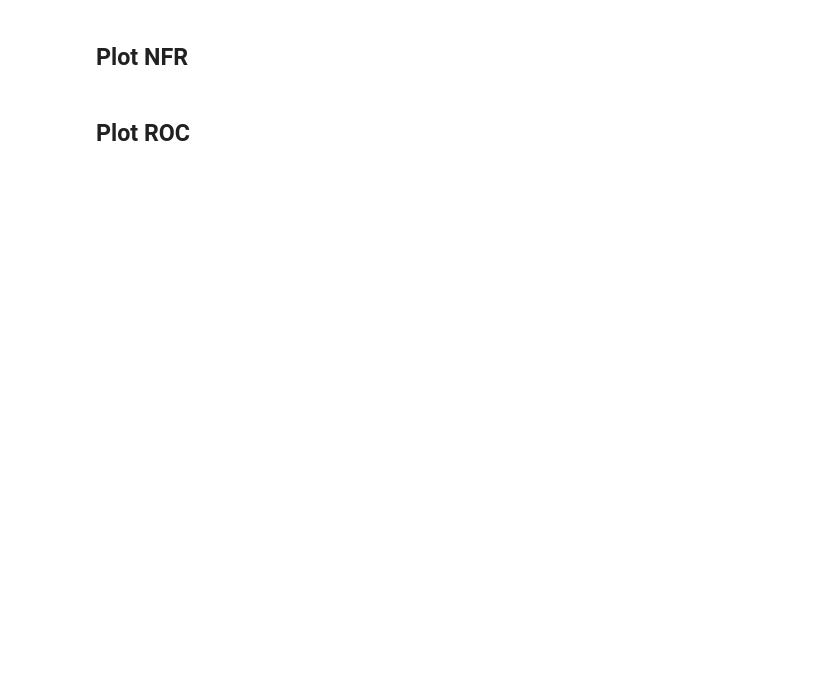
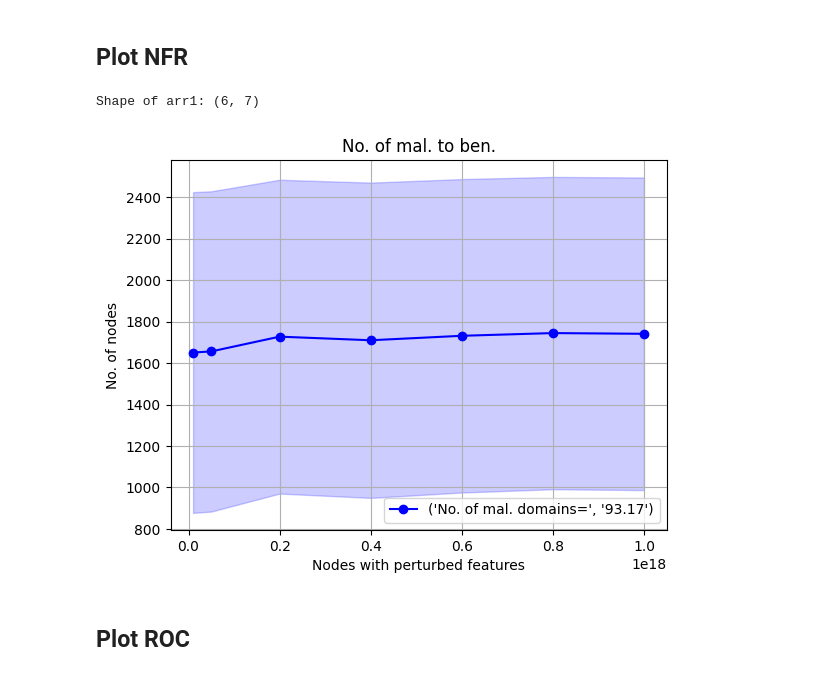
Before and after one commit to SucharithaPulamolu/mintA, a Jupyter notebook: DEMO_adj_2_sampled_DOMs.ipynb, the cells around one changed output. Cells and saved outputs as stored; diff of their text form; code cells hidden in the pictures; blank space fills up the shorter version.

```diff
--- a/DEMO_adj_2_sampled_DOMs.ipynb
+++ b/DEMO_adj_2_sampled_DOMs.ipynb
@@ -566,33 +615,36 @@ plt.show()
 # %% [markdown]
 ## Plot NFR
 # %%
-plt.grid()
-plt.legend(loc='lower right')
-plt.grid()
-plt.legend(loc='lower right')
-plt.grid()
-name='RESULTS_adj2_sampled_doms/asr_plot1_'+ str(Num)+'_trials_ras.png'
-plt.savefig(name, dpi=150)
-name='RESULTS_adj2_sampled_doms/asr_plot1_'+ str(Num)+'_trials_ras.pdf'
-plt.savefig(name, dpi=150)
-plt.show()
+#plt.grid()
+#plt.legend(loc='lower right')
+#plt.grid()
+#plt.legend(loc='lower right')
+#plt.grid()
+#name='RESULTS_adj2_sampled_doms/asr_plot1_'+ str(Num)+'_trials_ras.png'
+#plt.savefig(name, dpi=150)
+#name='RESULTS_adj2_sampled_doms/asr_plot1_'+ str(Num)+'_trials_ras.pdf'
+#plt.savefig(name, dpi=150)
+#plt.show()
 # plot the number of malicious domains converted out of the total number of mal domains:
-m1, l1, u1=confid_measures(arr1[:,1,:], Num)
+m1, l1, u1=confid_measures(arr1[:,1], Num)
 if not os.path.exists('RESULTS_mar29_RAS_od'):
     os.makedirs('RESULTS_mar29_RAS_od')
 plt.figure(facecolor='white')
 plt.title("No. of mal. to ben.")
 plt.xlabel("Nodes with perturbed features")
 plt.ylabel("No. of nodes")
 plt.plot(val_nodes, m0*93.17,'-ob', label=("No. of mal. domains=", '%.2f' % 93.17))
-plt.fill_between(num_change_arr, l0*93.17, u0*93.17, color='blue', alpha=0.2)
+plt.fill_between(val_nodes, l0*93.17, u0*93.17, color='blue', alpha=0.2)
 plt.legend(loc='lower right')
 plt.grid()
 name='RESULTS_adj2_sampled_doms/asr_plot2_'+ str(Num)+'_trials_ras.png'
 plt.savefig(name, dpi=150)
 name='RESULTS_adj2_sampled_doms/asr_plot2_'+ str(Num)+'_trials_ras.pdf'
 plt.savefig(name, dpi=150)
 plt.show()
+# %% [output]
+Shape of arr1: (6, 7)
+[figure, added]
 # %% [markdown]
 ## Plot ROC
 # %%
```
Also changed, not shown: parts of 11 cells of this notebook, 3 other files.
